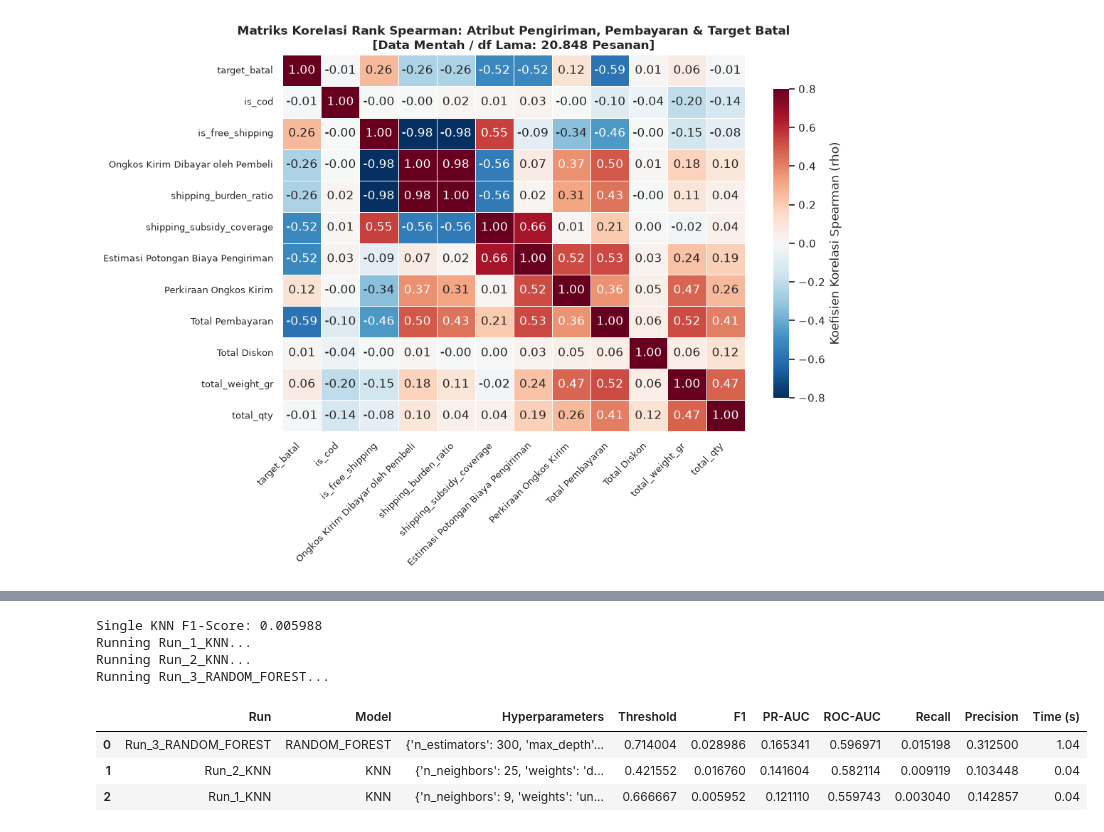
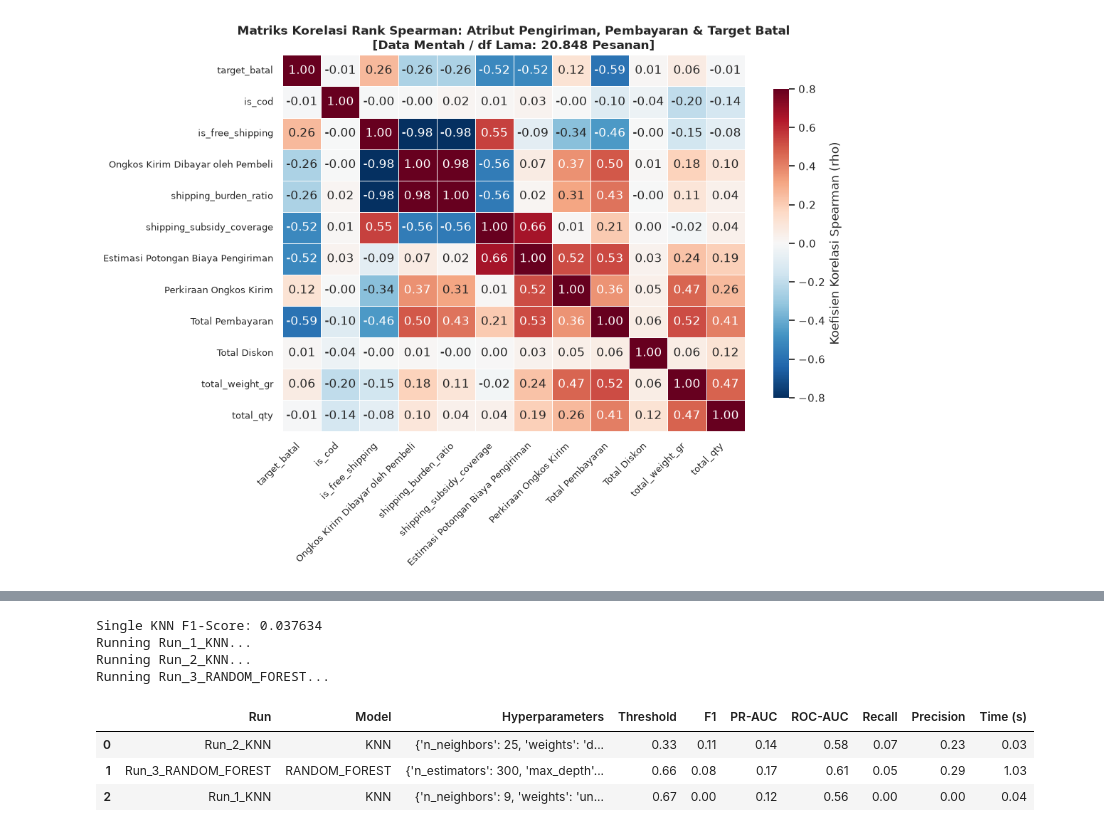
Before and after one commit to Morxidia/17_IF-B_wkwkwk, a Jupyter notebook: main.ipynb, the cells around one changed output, grey strips where cells are left out. Saved outputs shown, nothing was run; the diff lists cells and outputs as text; code cells hidden in the pictures.

```diff
--- a/main.ipynb
+++ b/main.ipynb
@@ -958,51 +939,52 @@ Fitur-fitur di bawah ini dirancang khusus untuk **Model Klasifikasi Status Pesan
 # %%
+# importlib biar bisa refresh import
+import importlib
 # Import dan Preprocess data
-# Preprocessing lama
-from src.old.preprocessing import load_and_clean_data, get_temporal_splits
-# Preprocessing Baru
-# from src.preprocessing import load_and_clean_data, get_temporal_splits
+import src.preprocessing as prep
+importlib.reload(prep)
+# import model
+import src.modeling as model
+importlib.reload(model)
 
-# import model
-from src import run_model, compare_models
-
-df = load_and_clean_data("./dataset/all_months_clean.csv")
+df = prep.load_and_clean_data("./dataset/all_months_clean.csv")
 # parameter df, ratio training, sama evaluasi, dan random state ada di parameter pamanggilan fungsi split
-# splits = get_temporal_splits(df, train_ratio=0.70, val_ratio=0.15, random_state=42)
-splits = get_temporal_splits(df)
+# nanti masukiin ke paremeter run_model, di function ini aja
+# Examples:
+# splits = get_temporal_splits(df, val_months=2, test_months=2) # custom:  last 2m Test, prior 2m Val
+splits = prep.get_temporal_splits(df)
 
 # Option A: Run just ONE model easily
-# nanti masukiin ke paremeter run_model, di function ini aja
-knn_result = run_model("knn", splits, n_neighbors=15, weights="distance")
+knn_result = model.run_model("knn", splits, n_neighbors=15, weights="distance")
 print("Single KNN F1-Score:", knn_result["F1_Score"])
 
 # Option B: Compare multiple KNN and SVM settings in one table
 # ini klo mau multi model run langsung dalam satu kode, hyperparameter di setup dulu
 experiments = [
     # KNN
     ("knn", {"n_neighbors": 9,  "weights": "uniform",  "metric": "manhattan", "n_jobs": -1}),
     ("knn", {"n_neighbors": 25, "weights": "distance", "metric": "manhattan", "n_jobs": -1}),
     # ("knn", {"n_neighbors": 35, "weights": "distance", "metric": "cosine",    "n_jobs": -1}),
 
     # SVM
     # ("svm", {"C": 0.5, "kernel": "rbf",    "gamma": "scale", "class_weight": "balanced", "random_state": 42}),
     # ("svm", {"C": 1.0, "kernel": "linear",                   "class_weight": "balanced", "random_state": 42}),
 
     # Random Forest
     ("random_forest", {"n_estimators": 300, "max_depth": 10, "min_samples_leaf": 5,  "max_features": "sqrt"}),
     # ("random_forest", {"n_estimators": 400, "max_depth": 14, "min_samples_leaf": 10, "max_features": 0.5}),
 ]
 # trus di run make function compare models, untuk source nya liat di src/modeling
-summary_df, all_artifacts = compare_models(experiments, splits, min_precision=0.30)
+summary_df, all_artifacts = model.compare_models(experiments, splits, min_precision=0.30)
 display(summary_df)
 # %% [output]
-Single KNN F1-Score: 0.005988
+Single KNN F1-Score: 0.037634
 Running Run_1_KNN...
 Running Run_2_KNN...
 Running Run_3_RANDOM_FOREST...
 |  | Run | Model | Hyperparameters | Threshold | F1 | PR-AUC | ROC-AUC | Recall | Precision | Time (s) |
-| 0 | Run_3_RANDOM_FOREST | RANDOM_FOREST | {'n_estimators': 300, 'max_depth'... | 0.714004 | 0.028986 | 0.165341 | 0.596971 | 0.015198 | 0.312500 | 1.04 |
-| 1 | Run_2_KNN | KNN | {'n_neighbors': 25, 'weights': 'd... | 0.421552 | 0.016760 | 0.141604 | 0.582114 | 0.009119 | 0.103448 | 0.04 |
-| 2 | Run_1_KNN | KNN | {'n_neighbors': 9, 'weights': 'un... | 0.666667 | 0.005952 | 0.121110 | 0.559743 | 0.003040 | 0.142857 | 0.04 |
+| 0 | Run_2_KNN | KNN | {'n_neighbors': 25, 'weights': 'd... | 0.33 | 0.11 | 0.14 | 0.58 | 0.07 | 0.23 | 0.03 |
+| 1 | Run_3_RANDOM_FOREST | RANDOM_FOREST | {'n_estimators': 300, 'max_depth'... | 0.66 | 0.08 | 0.17 | 0.61 | 0.05 | 0.29 | 1.03 |
+| 2 | Run_1_KNN | KNN | {'n_neighbors': 9, 'weights': 'un... | 0.67 | 0.00 | 0.12 | 0.56 | 0.00 | 0.00 | 0.04 |
 # %%
 import pandas as pd
 import matplotlib.pyplot as plt
```
Also changed, not shown: parts of 4 cells of this notebook, 3 other files.
